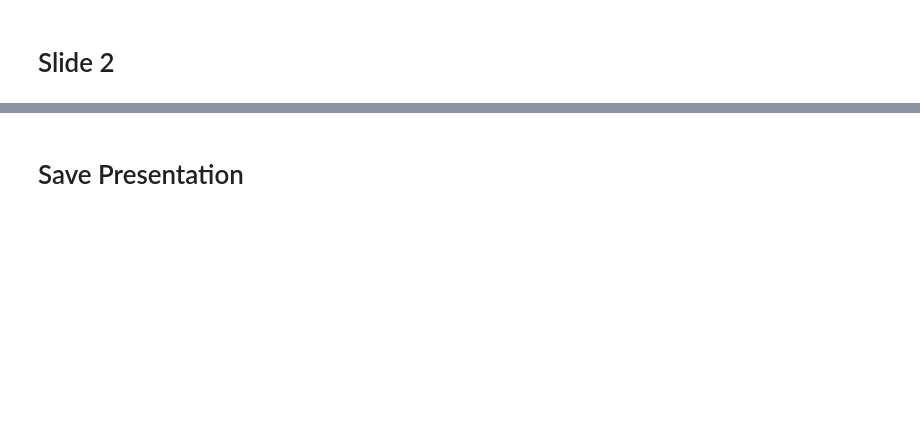
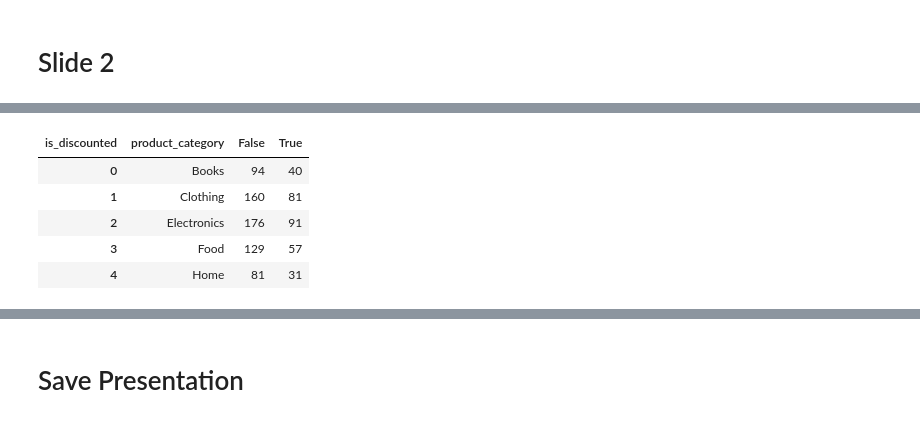
Before and after one commit to toddbenanzer/work_utils2, a Jupyter notebook: notebooks/presentation/example_01_simple_slides.ipynb, the cells around one changed output, grey strips where cells are left out. Drawn from its saved outputs; the diff is of its cells as text; code cells hidden in the pictures; blank space fills up the shorter version.

```diff
--- a/notebooks/presentation/example_01_simple_slides.ipynb
+++ b/notebooks/presentation/example_01_simple_slides.ipynb
@@ -138,0 +165,3 @@ slide.add_table(data=agg_df, left=0.5, top=1.5, width=8, height=3, style_setting
+# %%
+chart_df = agg_df.pivot(index='product_category', columns='is_discounted', values='Customer Count')
+chart_df
@@ -138,0 +176,9 @@ slide.add_table(data=agg_df, left=0.5, top=1.5, width=8, height=3, style_setting
+# %%
+chart_df.reset_index()
+# %% [output]
+| is_discounted | product_category | False | True |
+| 0 | Books | 94 | 40 |
+| 1 | Clothing | 160 | 81 |
+| 2 | Electronics | 176 | 91 |
+| 3 | Food | 129 | 57 |
+| 4 | Home | 81 | 31 |
```
Also changed, not shown: parts of 8 cells of this notebook, 6 other files.
